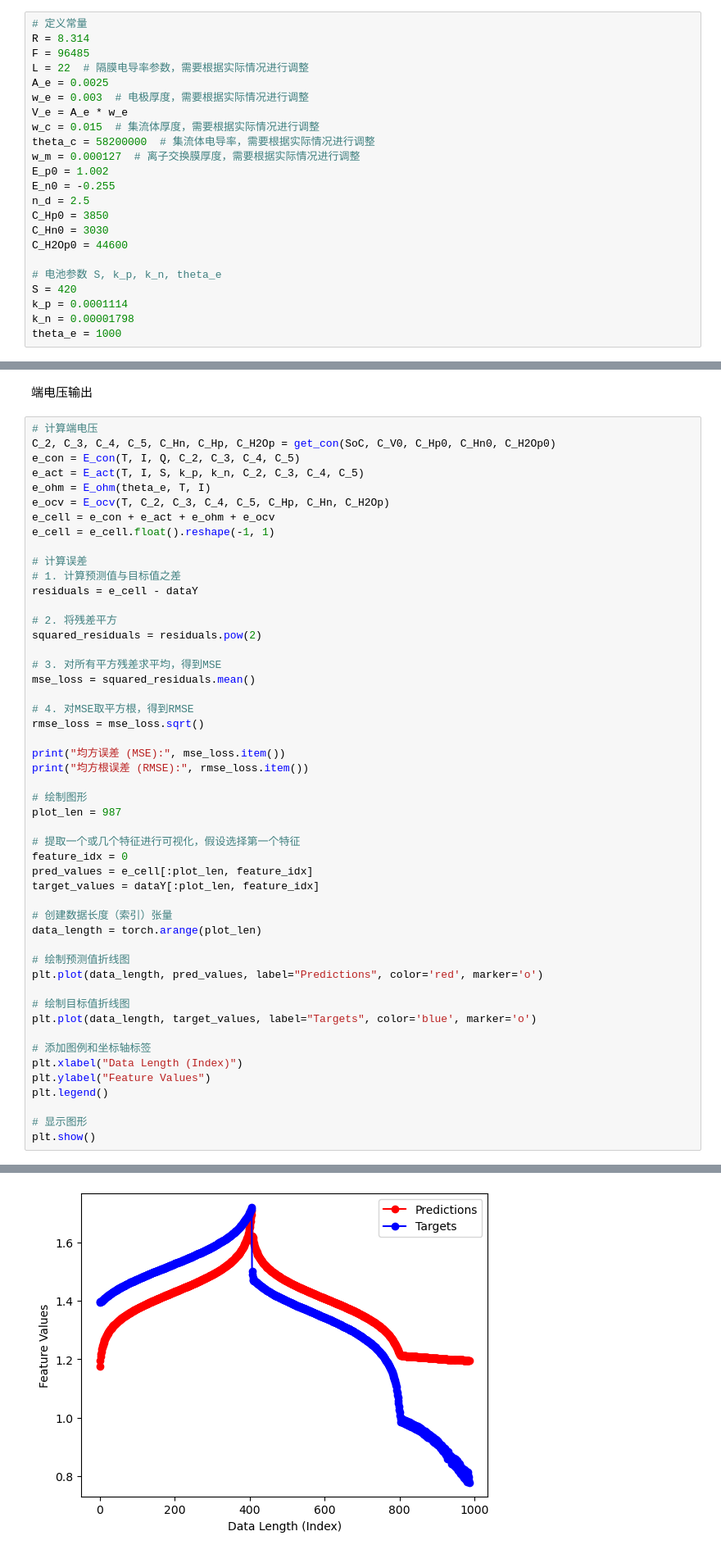
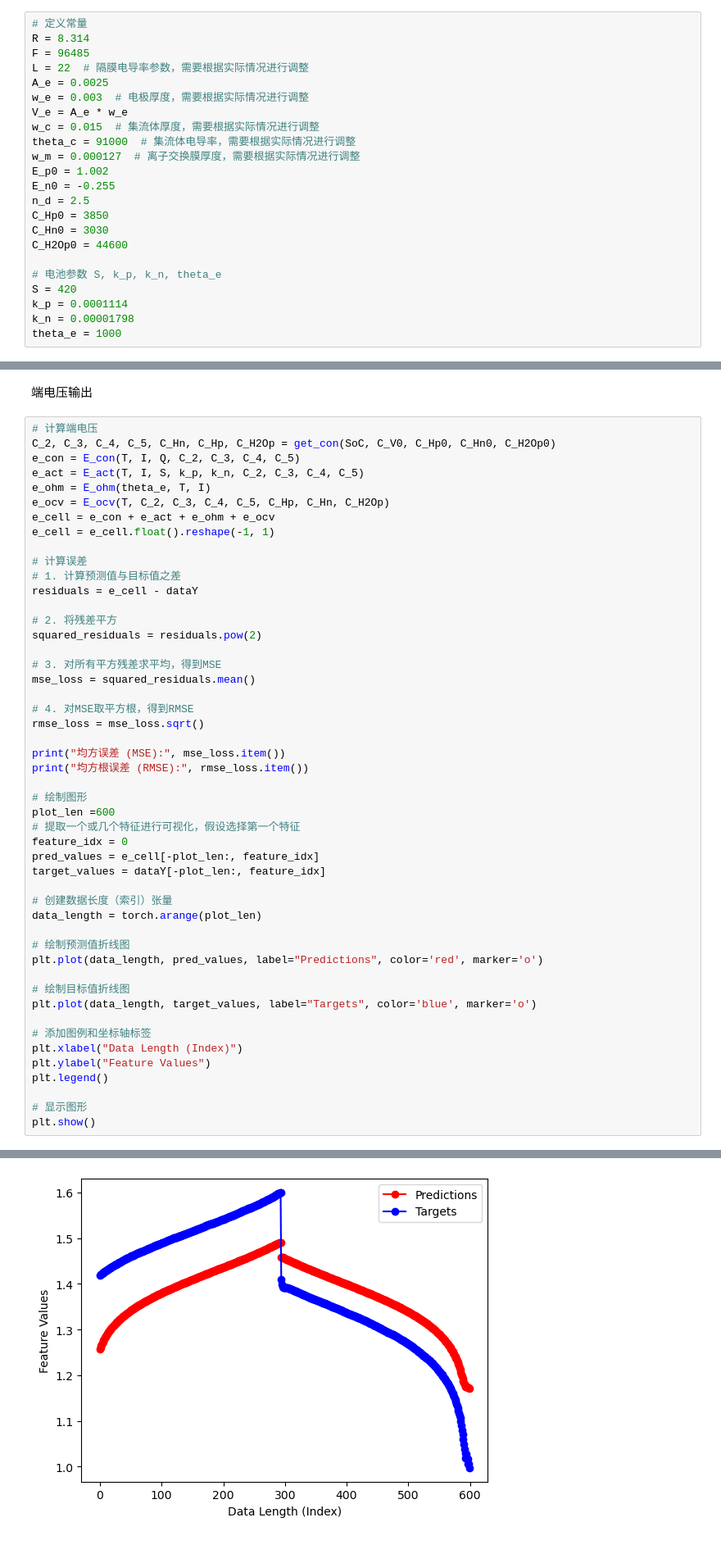
Before and after one commit to ZJJ720/pnn, a Jupyter notebook: PhysicalModel.ipynb, the cells around one changed output, grey strips where cells are left out. Shown at 82% size. Cells and saved outputs as stored; diff of their text form.

```diff
--- a/PhysicalModel.ipynb
+++ b/PhysicalModel.ipynb
@@ -15,7 +15,7 @@ A_e = 0.0025
 w_e = 0.003  # 电极厚度，需要根据实际情况进行调整
 V_e = A_e * w_e
 w_c = 0.015  # 集流体厚度，需要根据实际情况进行调整
-theta_c = 58200000  # 集流体电导率，需要根据实际情况进行调整
+theta_c = 91000  # 集流体电导率，需要根据实际情况进行调整
 w_m = 0.000127  # 离子交换膜厚度，需要根据实际情况进行调整
 E_p0 = 1.002
 E_n0 = -0.255
@@ -128,12 +128,11 @@ print("均方误差 (MSE):", mse_loss.item())
 print("均方根误差 (RMSE):", rmse_loss.item())
 
 # 绘制图形
-plot_len = 987
-
+plot_len =600
 # 提取一个或几个特征进行可视化，假设选择第一个特征
 feature_idx = 0
-pred_values = e_cell[:plot_len, feature_idx]
-target_values = dataY[:plot_len, feature_idx]
+pred_values = e_cell[-plot_len:, feature_idx]
+target_values = dataY[-plot_len:, feature_idx]
 
 # 创建数据长度（索引）张量
 data_length = torch.arange(plot_len)
@@ -157 +156 @@ plt.show()
-[figure, old version]
+[figure, new version]
```
Also changed, not shown: parts of 1 cell of this notebook.
